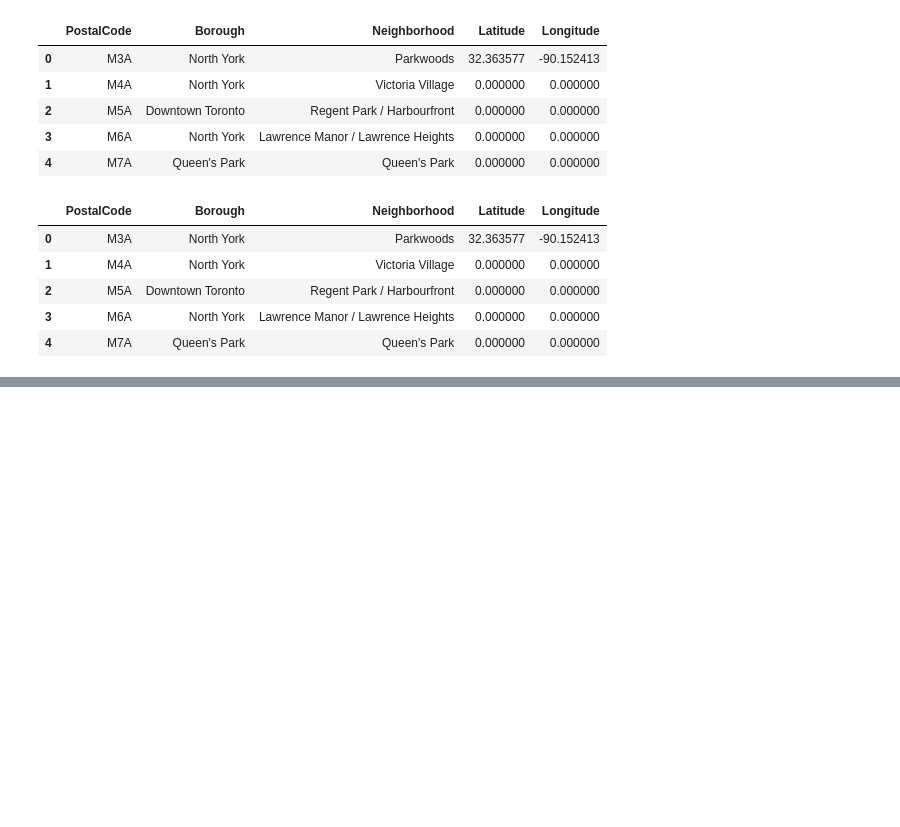
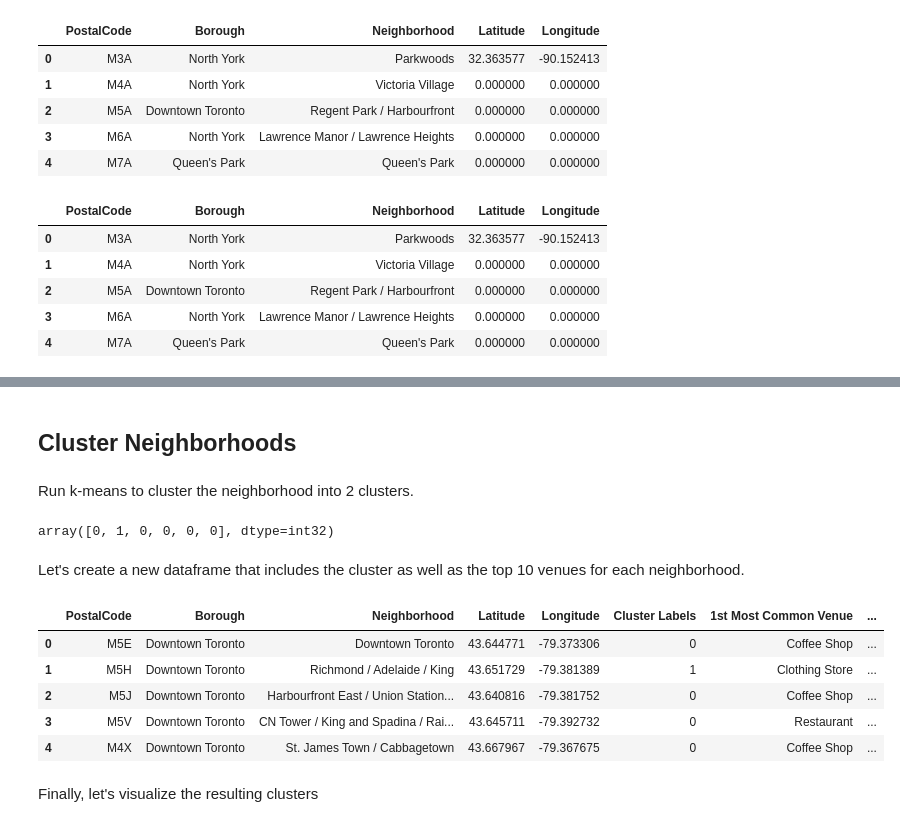
Before and after one commit to timbake/data-science-capstone-coursera, a Jupyter notebook: Seg_Clu_Neighborhood_Toronto.ipynb, the cells around one changed output, grey strips where cells are left out. Drawn from its saved outputs; the diff is of its cells as text; code cells hidden in the pictures; blank space fills up the shorter version.

```diff
--- a/Seg_Clu_Neighborhood_Toronto.ipynb
+++ b/Seg_Clu_Neighborhood_Toronto.ipynb
@@ -150,0 +432,21 @@ dfTest.head()
+# %%
+num_top_venues = 10
+
+indicators = ['st', 'nd', 'rd']
+
+# create columns according to number of top venues
+columns = ['Neighborhood']
+for ind in np.arange(num_top_venues):
+    try:
+        columns.append('{}{} Most Common Venue'.format(ind+1, indicators[ind]))
+    except:
+        columns.append('{}th Most Common Venue'.format(ind+1))
+
+# create a new dataframe
+venueBoroughTorontoSorted = pd.DataFrame(columns=columns)
+venueBoroughTorontoSorted['Neighborhood'] = onehotBoroughTorontoGrouped['Neighborhood']
+
+for ind in np.arange(onehotBoroughTorontoGrouped.shape[0]):
+    venueBoroughTorontoSorted.iloc[ind, 1:] = return_most_common_venues(onehotBoroughTorontoGrouped.iloc[ind, :], num_top_venues)
+
+venueBoroughTorontoSorted
@@ -150,0 +461,40 @@ dfTest.head()
+# %% [markdown]
+## Cluster Neighborhoods
+# %% [markdown]
+Run k-means to cluster the neighborhood into 2 clusters.
+# %%
+# set number of clusters
+kclusters = 2
+
+boroughTorontoGroupedClustering = onehotBoroughTorontoGrouped.drop('Neighborhood', 1)
+
+# run k-means clustering
+kmeans = KMeans(n_clusters=kclusters, random_state=0).fit(boroughTorontoGroupedClustering)
+
+# check cluster labels generated for each row in the dataframe
+kmeans.labels_[0:10]
+# %% [output]
+array([0, 1, 0, 0, 0, 0], dtype=int32)
+# %% [markdown]
+Let's create a new dataframe that includes the cluster as well as the top 10 venues for each neighborhood.
+# %%
+# Because there were only 5 in 7 neighborhoods have venue information got from FOURSQUARE API I decided filter data frame to be suitable to cluster
+dfPostalCodeMerged = dfTorontoBoroughs
+dfPostalCodeMerged
+
+# add clustering labels
+dfPostalCodeMerged['Cluster Labels'] = kmeans.labels_
+
+# merge toronto_grouped with toronto_data to add latitude/longitude for each neighborhood
+dfPostalCodeMerged = dfPostalCodeMerged.join(venueBoroughTorontoSorted.set_index('Neighborhood'), on='Neighborhood')
+
+dfPostalCodeMerged.head() # check the last columns!Finally, let's visualize the resulting clusters
+# %% [output]
+|  | PostalCode | Borough | Neighborhood | Latitude | Longitude | Cluster Labels | 1st Most Common Venue | ... |
+| 0 | M5E | Downtown Toronto | Downtown Toronto | 43.644771 | -79.373306 | 0 | Coffee Shop | ... |
+| 1 | M5H | Downtown Toronto | Richmond / Adelaide / King | 43.651729 | -79.381389 | 1 | Clothing Store | ... |
+| 2 | M5J | Downtown Toronto | Harbourfront East / Union Station... | 43.640816 | -79.381752 | 0 | Coffee Shop | ... |
+| 3 | M5V | Downtown Toronto | CN Tower / King and Spadina / Rai... | 43.645711 | -79.392732 | 0 | Restaurant | ... |
+| 4 | M4X | Downtown Toronto | St. James Town / Cabbagetown | 43.667967 | -79.367675 | 0 | Coffee Shop | ... |
+# %% [markdown]
+Finally, let's visualize the resulting clusters
```
Also changed, not shown: parts of 31 cells of this notebook.
